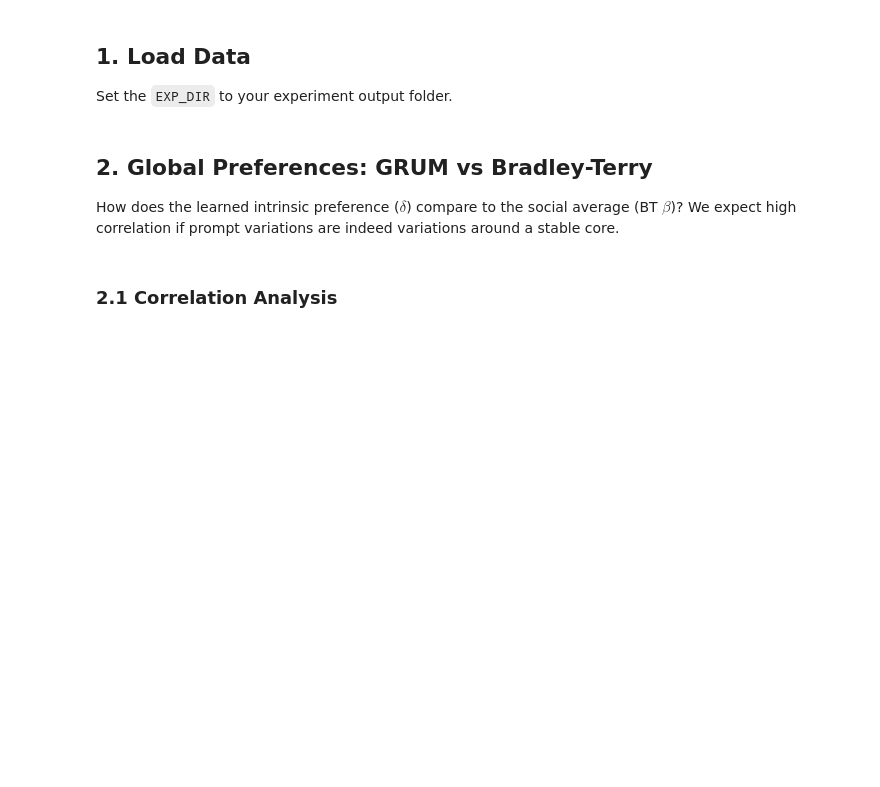
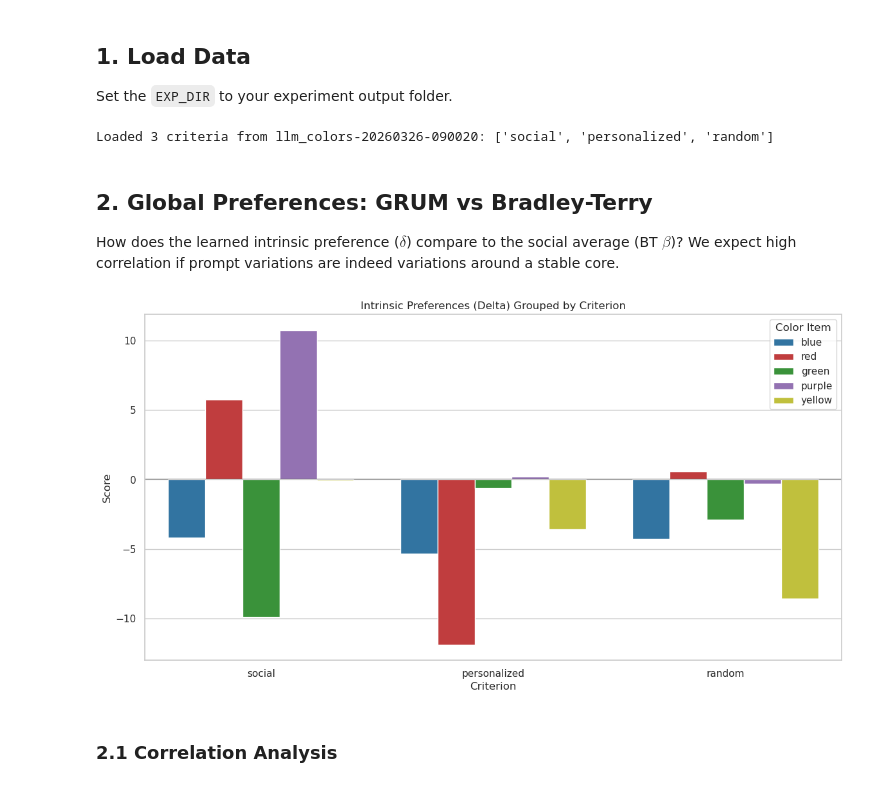
Before and after one commit to lotanamit5/grum4llm, a Jupyter notebook: notebooks/llm_colors.ipynb, the cells around one changed output. Drawn from its saved outputs; the diff is of its cells as text; code cells hidden in the pictures; blank space fills up the shorter version.

```diff
--- a/notebooks/llm_colors.ipynb
+++ b/notebooks/llm_colors.ipynb
@@ -20,20 +20,24 @@ sns.set_theme(style="whitegrid", palette="muted")
 ## 1. Load Data
 Set the `EXP_DIR` to your experiment output folder.
 # %%
-# TODO: SET your actual experiment directory here (relative to project root)
-EXP_DIR = ROOT / "results" / "llm" / "llm_colors-20260325-185043"
+# Set experiment directory
+EXP_DIR = ROOT / "results" / "llm" / "llm_colors-20260326-090020"
 output_dir = EXP_DIR / "outputs"
 
-results = []
+results_by_criterion = {}
 if output_dir.exists():
     for f in sorted(output_dir.glob("*.json")):
         with open(f, "r") as j:
-            results.append(json.load(j))
+            res = json.load(j)
+            crit = res.get("criterion", f.stem.replace("run_000_criterion_", ""))
+            results_by_criterion[crit] = res
 
-if results:
-    print(f"Loaded {len(results)} trials from {EXP_DIR.name} ({results[0]['model_id']})")
+if results_by_criterion:
+    print(f"Loaded {len(results_by_criterion)} criteria from {EXP_DIR.name}: {list(results_by_criterion.keys())}")
 else:
     print("No results found! Set EXP_DIR to a valid experiment path.")
+# %% [output]
+Loaded 3 criteria from llm_colors-20260326-090020: ['social', 'personalized', 'random']
 # %% [markdown]
 ## 2. Global Preferences: GRUM vs Bradley-Terry
 How does the learned intrinsic preference ($\delta$) compare to the social average (BT $\beta$)?
@@ -72,2 +45,27 @@ if grum_deltas:
+# %%
+color_names = ["blue", "red", "green", "purple", "yellow"]
+color_palette = {"blue": "blue", "red": "red", "green": "green", "purple": "purple", "yellow": "orange"} # Using orange for yellow text/visibility if needed, or stick to hex
+color_palette = {"blue": "#1f77b4", "red": "#d62728", "green": "#2ca02c", "purple": "#9467bd", "yellow": "#d6d627"}
+
+plot_data = []
+for crit, res in results_by_criterion.items():
+    history = res["history"]
+    last_step = str(sorted(map(int, history.keys()))[-1])
+    delta = history[last_step]["grum"]["delta"]
+    for i, color in enumerate(color_names):
+        plot_data.append({"Criterion": crit, "Color": color, "Score": delta[i]})
+
+if plot_data:
+    df_plot = pd.DataFrame(plot_data)
+
+    plt.figure(figsize=(14, 7))
+    # Group by Criterion, Hue by Color
+    sns.barplot(data=df_plot, x="Criterion", y="Score", hue="Color", palette=color_palette)
+    plt.title("Intrinsic Preferences (Delta) Grouped by Criterion")
+    plt.axhline(0, color='black', alpha=0.2)
+    plt.legend(title="Color Item")
+    plt.show()
+# %% [output]
+[figure, added]
 # %% [markdown]
 ### 2.1 Correlation Analysis
```
Also changed, not shown: parts of 6 cells of this notebook, 8 other files.
